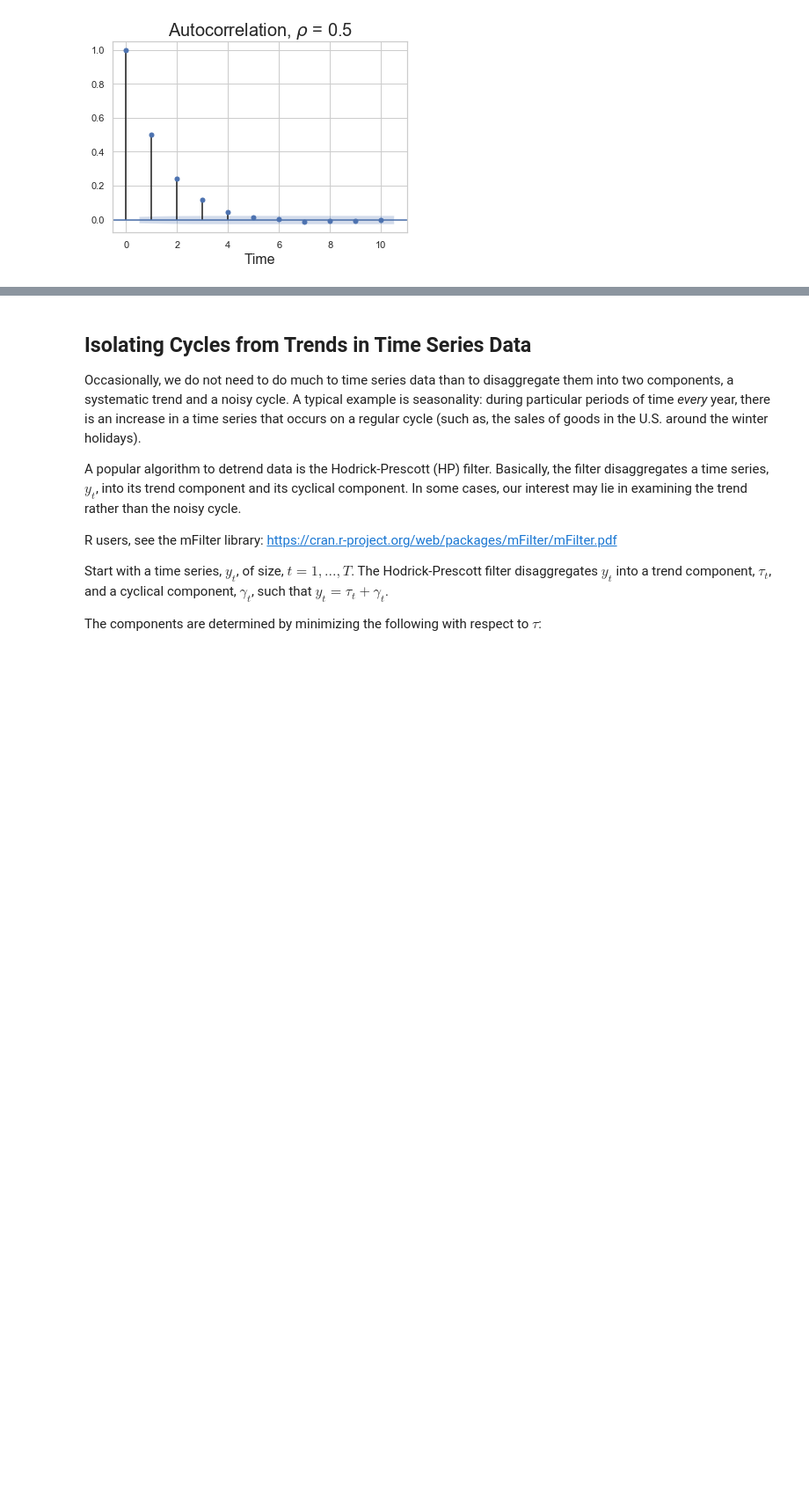
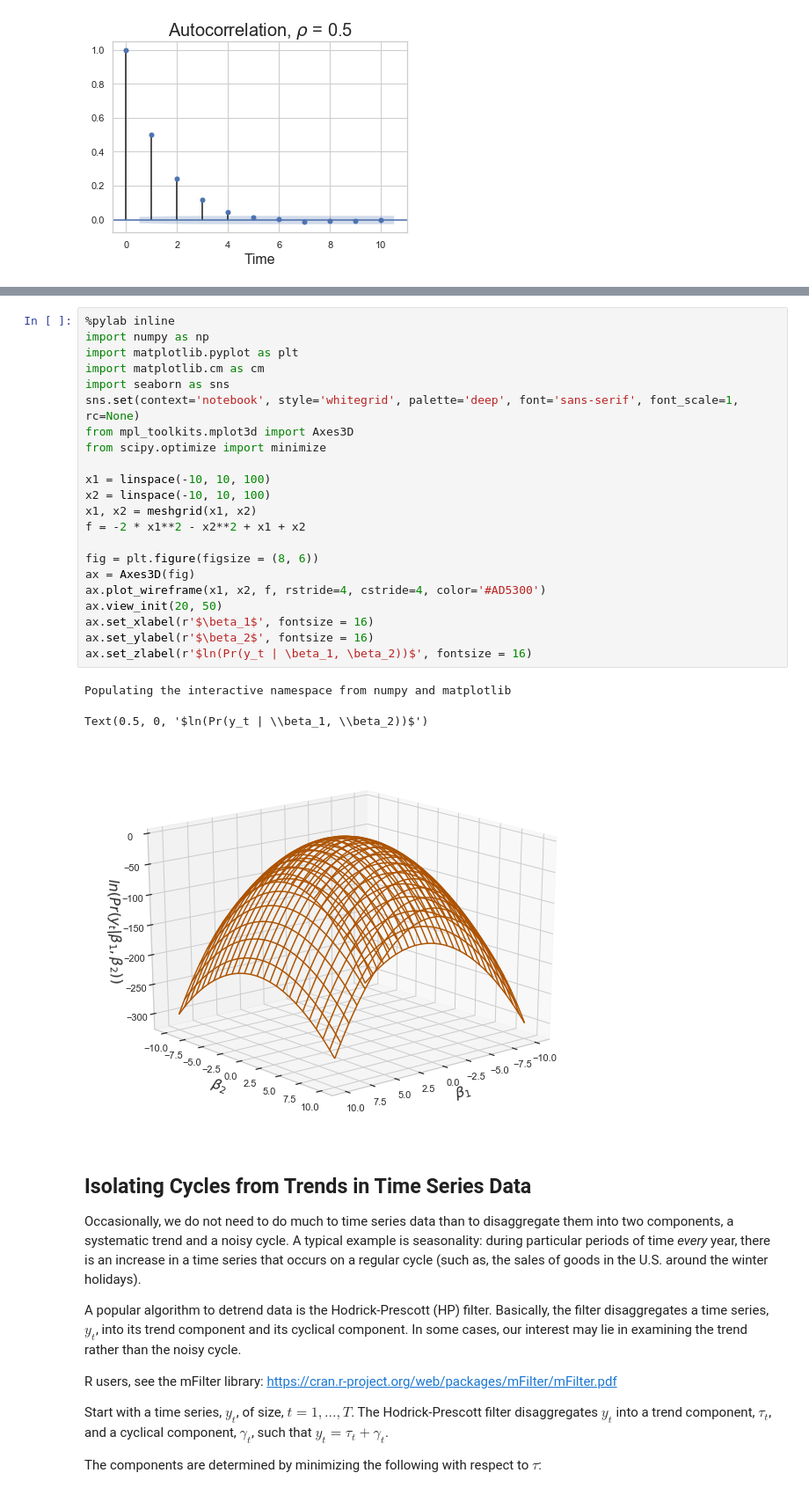
Before and after one commit to thsavage/REAL1-CG.3135-Real-Estate-Data-Analytics-Intensive-Format, a Jupyter notebook: Sessions 4 and 5.ipynb, the cells around one changed output, grey strips where cells are left out. Shown at 88% size. Drawn from its saved outputs; the diff is of its cells as text; blank space fills up the shorter version.

```diff
--- a/Sessions 4 and 5.ipynb
+++ b/Sessions 4 and 5.ipynb
@@ -805,3 +870,29 @@ Text(0.5, 0, 'Time')
+# %%
+%pylab inline
+import numpy as np
+import matplotlib.pyplot as plt
+import matplotlib.cm as cm
+import seaborn as sns
+sns.set(context='notebook', style='whitegrid', palette='deep', font='sans-serif', font_scale=1, rc=None)
+from mpl_toolkits.mplot3d import Axes3D
+from scipy.optimize import minimize
+
+x1 = linspace(-10, 10, 100)
+x2 = linspace(-10, 10, 100)
+x1, x2 = meshgrid(x1, x2)
+f = -2 * x1**2 - x2**2 + x1 + x2
+
+fig = plt.figure(figsize = (8, 6))
+ax = Axes3D(fig)
+ax.plot_wireframe(x1, x2, f, rstride=4, cstride=4, color='#AD5300')
+ax.view_init(20, 50)
+ax.set_xlabel(r'$\beta_1$', fontsize = 16)
+ax.set_ylabel(r'$\beta_2$', fontsize = 16)
+ax.set_zlabel(r'$ln(Pr(y_t | \beta_1, \beta_2))$', fontsize = 16)
+# %% [output]
+Populating the interactive namespace from numpy and matplotlib
+Text(0.5, 0, '$ln(Pr(y_t | \\beta_1, \\beta_2))$')
+[figure, added]
 # %% [markdown]
 ## Isolating Cycles from Trends in Time Series Data
 
```
Also changed, not shown: parts of 1 cell of this notebook.
